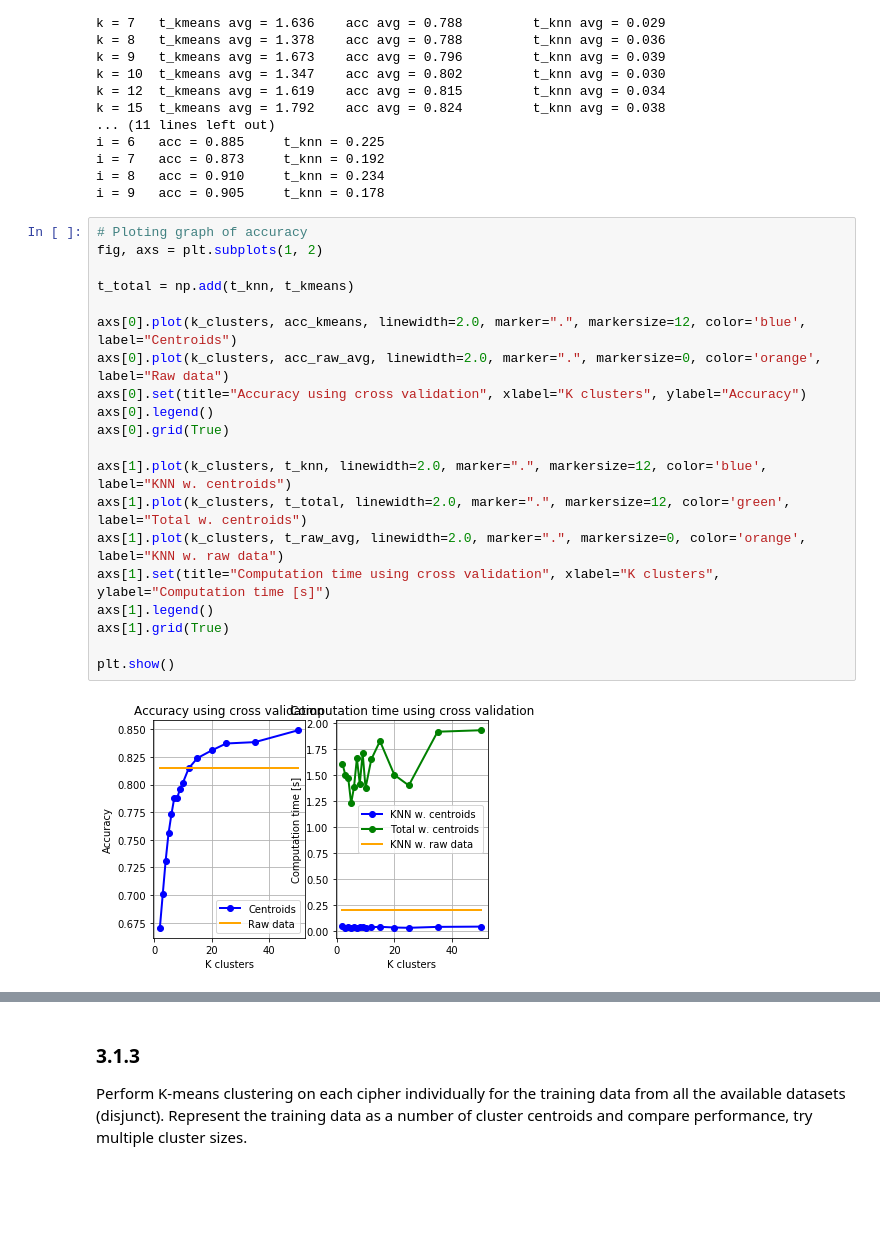
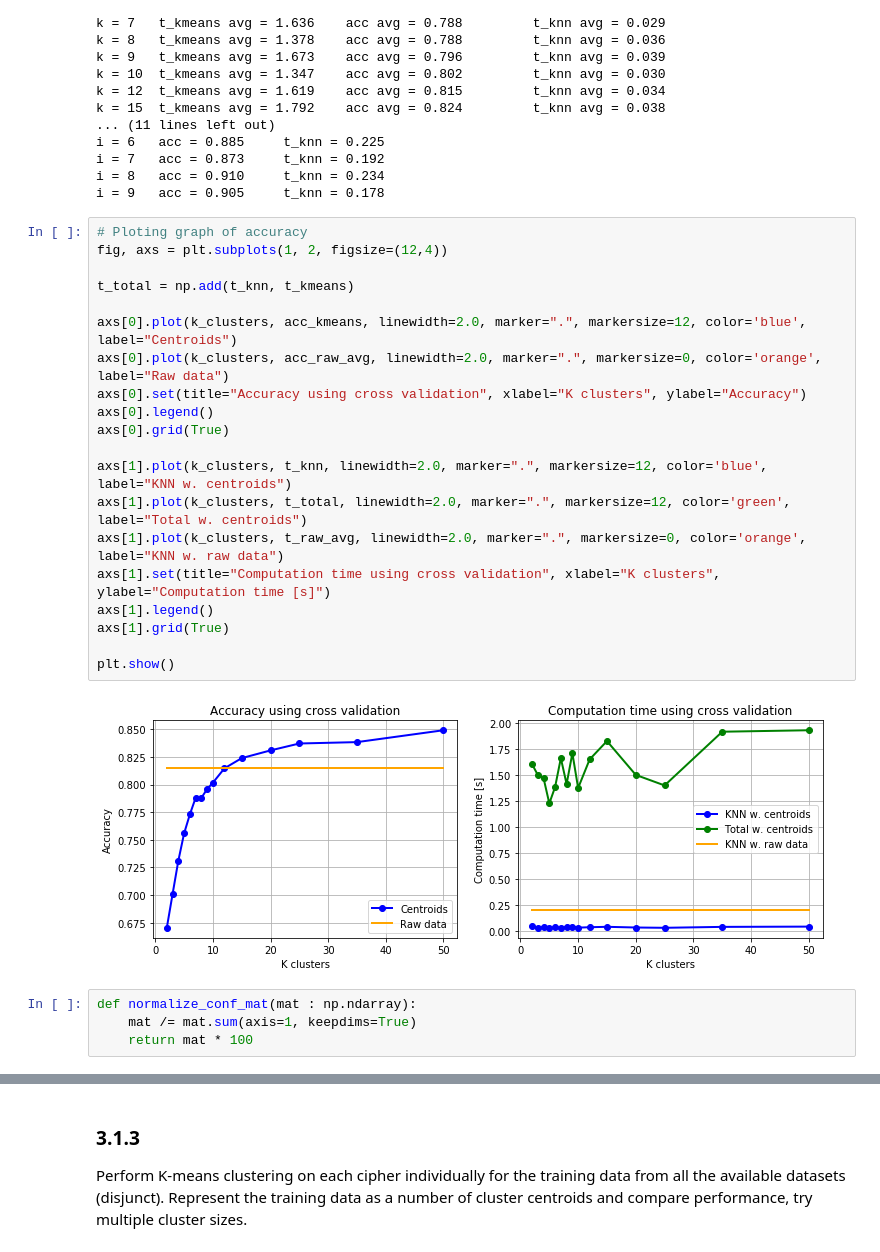
Before and after one commit to vmstavens/sm_pca, a Jupyter notebook: clustering/ex1.ipynb, the cells around one changed output, grey strips where cells are left out. Saved outputs shown, nothing was run; the diff lists cells and outputs as text; blank space fills up the shorter version.

```diff
--- a/clustering/ex1.ipynb
+++ b/clustering/ex1.ipynb
@@ -223,24 +223,28 @@ i = 8   acc = 0.910     t_knn = 0.234
 i = 9   acc = 0.905     t_knn = 0.178
 # %%
 # Ploting graph of accuracy
-fig, axs = plt.subplots(1, 2)
+fig, axs = plt.subplots(1, 2, figsize=(12,4))
 
 t_total = np.add(t_knn, t_kmeans)
 
 axs[0].plot(k_clusters, acc_kmeans, linewidth=2.0, marker=".", markersize=12, color='blue', label="Centroids")
 axs[0].plot(k_clusters, acc_raw_avg, linewidth=2.0, marker=".", markersize=0, color='orange', label="Raw data")
 axs[0].set(title="Accuracy using cross validation", xlabel="K clusters", ylabel="Accuracy")
 axs[0].legend()
 axs[0].grid(True)
 
 axs[1].plot(k_clusters, t_knn, linewidth=2.0, marker=".", markersize=12, color='blue', label="KNN w. centroids")
 axs[1].plot(k_clusters, t_total, linewidth=2.0, marker=".", markersize=12, color='green', label="Total w. centroids")
 axs[1].plot(k_clusters, t_raw_avg, linewidth=2.0, marker=".", markersize=0, color='orange', label="KNN w. raw data")
 axs[1].set(title="Computation time using cross validation", xlabel="K clusters", ylabel="Computation time [s]")
 axs[1].legend()
 axs[1].grid(True)
 
 plt.show()
 # %% [output]
-[figure, old version]
+[figure, new version]
+# %%
+def normalize_conf_mat(mat : np.ndarray):
+    mat /= mat.sum(axis=1, keepdims=True)
+    return mat * 100
 # %%
```
Also changed, not shown: parts of 4 cells of this notebook.
